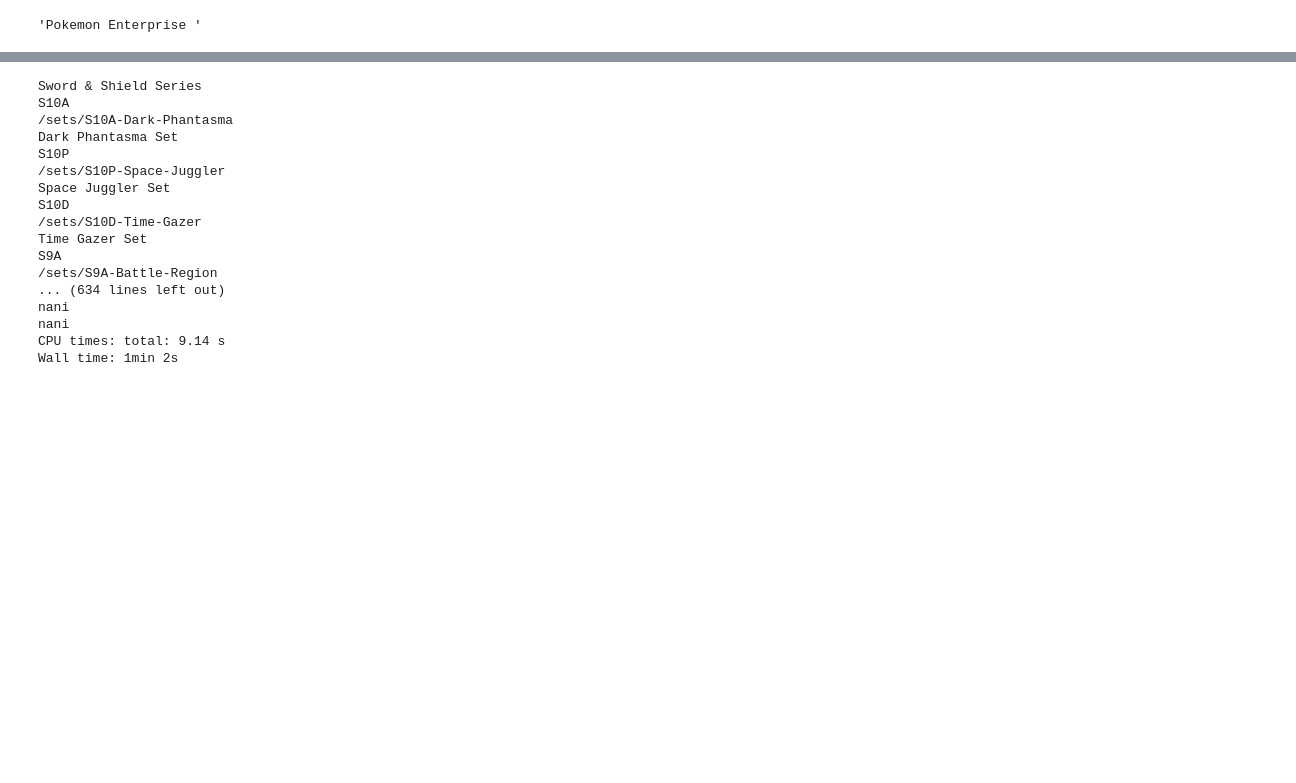
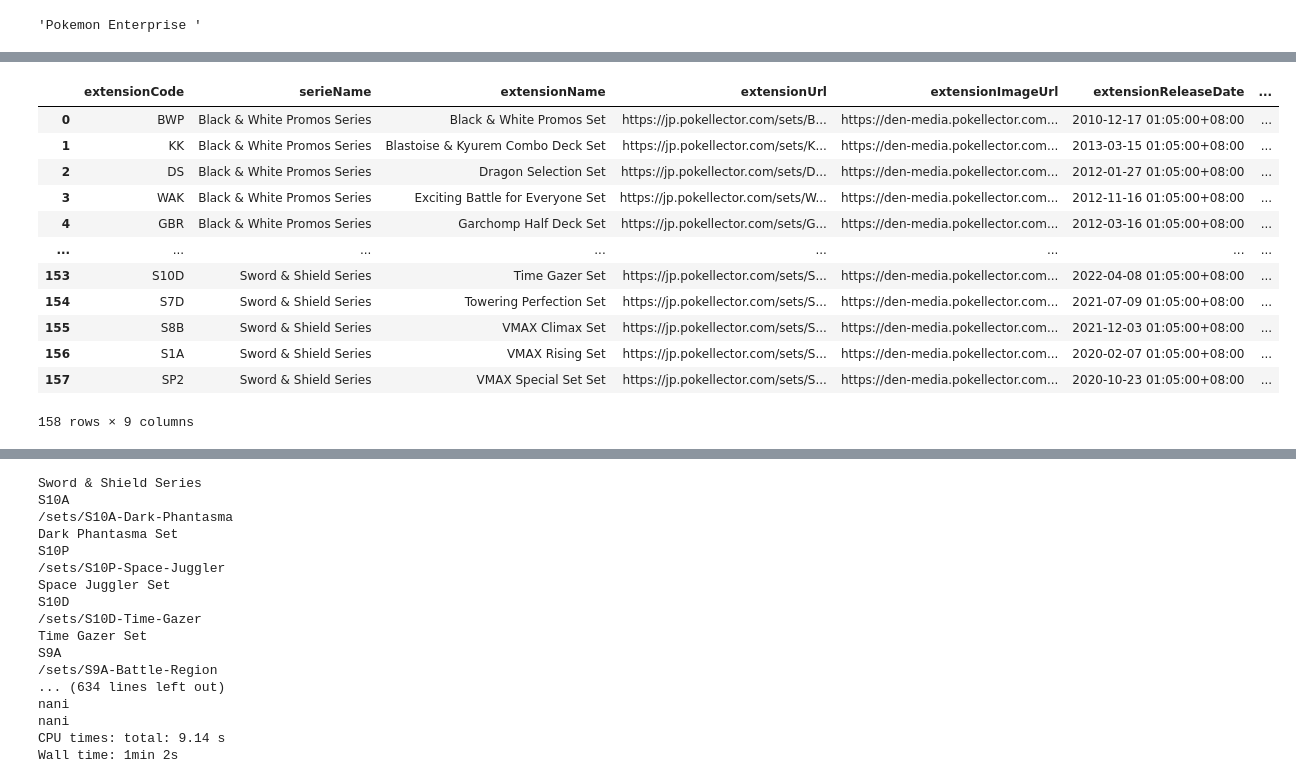
Before and after one commit to maxpr/pokemon-tcg-tracker, a Jupyter notebook: notebooks/pokemon-api.ipynb, the cells around one changed output, grey strips where cells are left out. Drawn from its saved outputs; the diff is of its cells as text; code cells hidden in the pictures; blank space fills up the shorter version.

```diff
--- a/notebooks/pokemon-api.ipynb
+++ b/notebooks/pokemon-api.ipynb
@@ -349,0 +378,16 @@ for index, card in enumerate(all_cards):
+# %%
+df_ext
+# %% [output]
+|  | extensionCode | serieName | extensionName | extensionUrl | extensionImageUrl | extensionReleaseDate | ... |
+| 0 | BWP | Black & White Promos Series | Black & White Promos Set | https://jp.pokellector.com/sets/B... | https://den-media.pokellector.com... | 2010-12-17 01:05:00+08:00 | ... |
+| 1 | KK | Black & White Promos Series | Blastoise & Kyurem Combo Deck Set | https://jp.pokellector.com/sets/K... | https://den-media.pokellector.com... | 2013-03-15 01:05:00+08:00 | ... |
+| 2 | DS | Black & White Promos Series | Dragon Selection Set | https://jp.pokellector.com/sets/D... | https://den-media.pokellector.com... | 2012-01-27 01:05:00+08:00 | ... |
+| 3 | WAK | Black & White Promos Series | Exciting Battle for Everyone Set | https://jp.pokellector.com/sets/W... | https://den-media.pokellector.com... | 2012-11-16 01:05:00+08:00 | ... |
+| 4 | GBR | Black & White Promos Series | Garchomp Half Deck Set | https://jp.pokellector.com/sets/G... | https://den-media.pokellector.com... | 2012-03-16 01:05:00+08:00 | ... |
+| ... | ... | ... | ... | ... | ... | ... | ... |
+| 153 | S10D | Sword & Shield Series | Time Gazer Set | https://jp.pokellector.com/sets/S... | https://den-media.pokellector.com... | 2022-04-08 01:05:00+08:00 | ... |
+| 154 | S7D | Sword & Shield Series | Towering Perfection Set | https://jp.pokellector.com/sets/S... | https://den-media.pokellector.com... | 2021-07-09 01:05:00+08:00 | ... |
+| 155 | S8B | Sword & Shield Series | VMAX Climax Set | https://jp.pokellector.com/sets/S... | https://den-media.pokellector.com... | 2021-12-03 01:05:00+08:00 | ... |
+| 156 | S1A | Sword & Shield Series | VMAX Rising Set | https://jp.pokellector.com/sets/S... | https://den-media.pokellector.com... | 2020-02-07 01:05:00+08:00 | ... |
+| 157 | SP2 | Sword & Shield Series | VMAX Special Set Set | https://jp.pokellector.com/sets/S... | https://den-media.pokellector.com... | 2020-10-23 01:05:00+08:00 | ... |
+158 rows × 9 columns
```
Also changed, not shown: parts of 21 cells of this notebook, 10 other files.
